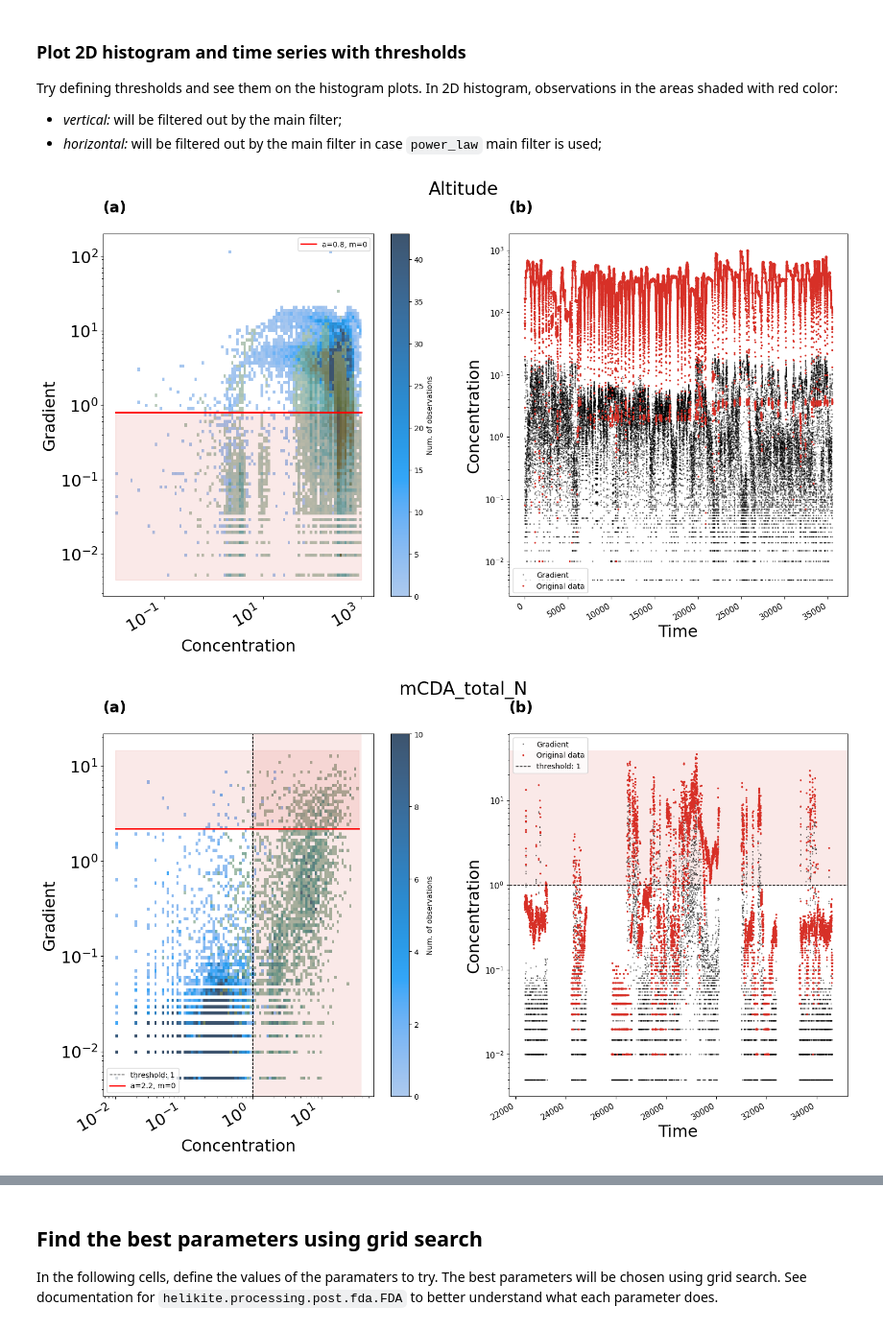
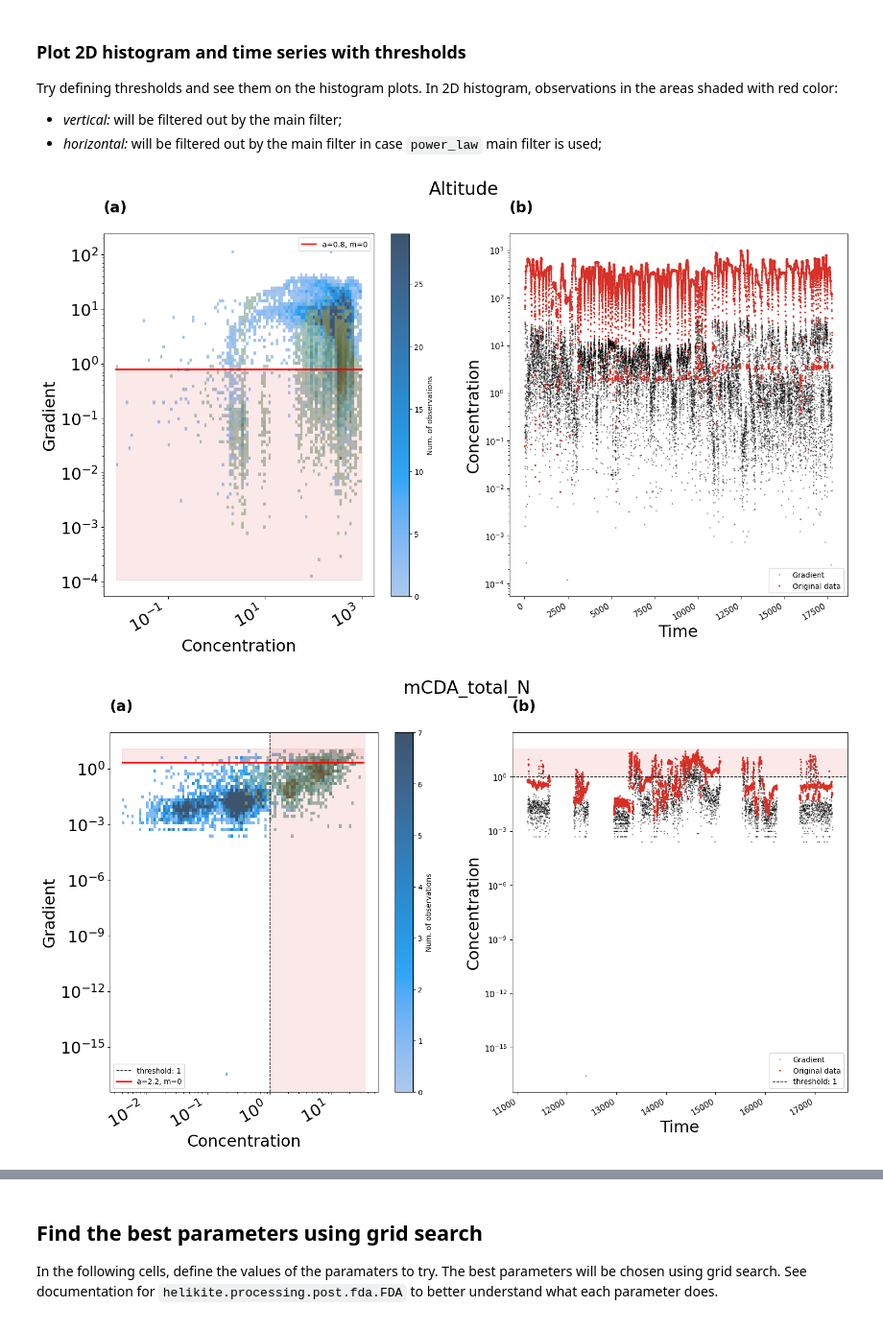
Before and after one commit to EERL-EPFL/helikite-data-processing, a Jupyter notebook: notebooks/fda_parameters.ipynb, the cells around one changed output, grey strips where cells are left out. Shown at 96% size. Saved outputs shown, nothing was run; the diff lists cells and outputs as text; code cells hidden in the pictures.

Commit message:
Use level 1.5 files when choosing the best parameters for flag detection algorithm

```diff
--- a/notebooks/fda_parameters.ipynb
+++ b/notebooks/fda_parameters.ipynb
@@ -71,0 +29,36 @@ for col, flag_col in columns_to_flags.items():
+# %%
+import os
+import pandas as pd
+import re
+
+# load all data into a single dataframe
+dfs = []
+all_columns = list(columns_to_flags.keys()) + list(columns_to_flags.values())
+
+# change the regex pattern if other file naming conventions were used
+pattern = re.compile(r".*_[A-Z]\.csv")
+
+for dirpath in level1_5_dir_abspaths:
+    for filename in os.listdir(dirpath):
+        if not filename.endswith(".csv") or pattern.search(filename) is None:
+            continue
+
+        filepath = dirpath / filename
+
+        dtype = {c: "Float64" for c in columns_to_flags.keys()} | {c: "boolean" for c in columns_to_flags.values()}
+        try:
+            df = pd.read_csv(filepath, index_col="datetime", parse_dates=["datetime"], dtype=dtype)
+        except Exception as e:
+            print(f"Error in processing {filepath}: {e}")
+            continue
+        freq = pd.infer_freq(df.index)
+
+        for col in all_columns:
+            if col not in df.columns:
+                df[col] = pd.Series(dtype=dtype[col])
+
+        dfs.append(df[all_columns])
+
+df = pd.concat(dfs)
+df.sort_index(inplace=True)
+df = df[~df.index.duplicated(keep="first")]
@@ -71,0 +73,4 @@ for col, flag_col in columns_to_flags.items():
+# %%
+for col, flag_col in columns_to_flags.items():
+    fda = FDA(df, col, flag_col, FDAParameters(inverse=flag_col == "flag_hovering", avg_time="20s"))
+    fda.plot_data(use_time_index=False)
@@ -79,32 +88,35 @@ In 2D histogram, observations in the areas shaded with red color:
 # %%
 import numpy as np
 
 params = {
     "Altitude": FDAParameters(
         inverse=True,
+        avg_time="20s",
         lower_thr=-np.inf,
         pl_a=0.8,
         pl_m=0,
     ),
     "mCDA_total_N": FDAParameters(
         inverse=False,
+        avg_time="20s",
         lower_thr=0,
         upper_thr=1,
         pl_a=2.2,
         pl_m=0,
     ),
     "CPC_total_N": FDAParameters(
         inverse=False,
+        avg_time="20s",
         lower_thr=0,
         upper_thr=4000,
         pl_a=120,
         pl_m=0,
     ),
 }
 
 for col, flag_col in columns_to_flags.items():
     fda = FDA(df, col, flag_col, params[col])
     fda.plot_data(use_time_index=False)
 # %% [output]
-[figure, old version]
+[figure, new version]
-[figure, old version]
+[figure, new version]
```
Also changed, not shown: parts of 15 cells of this notebook, 2 other files.
